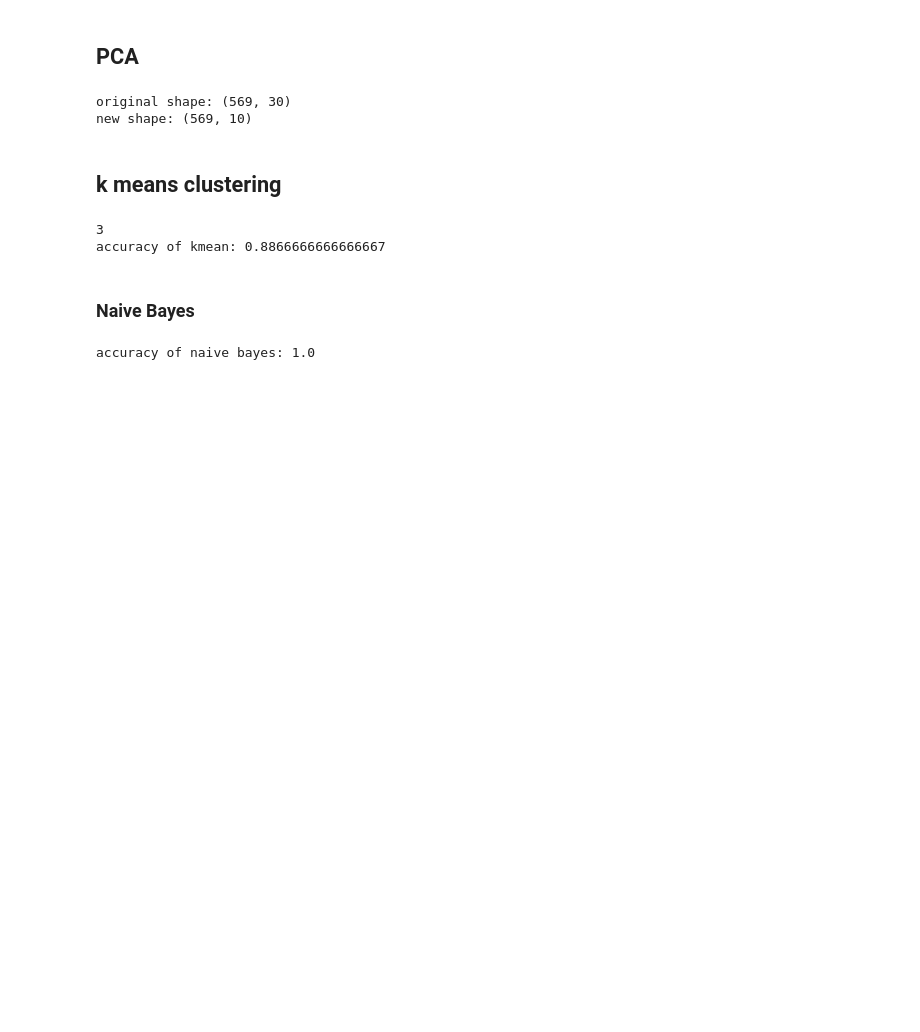
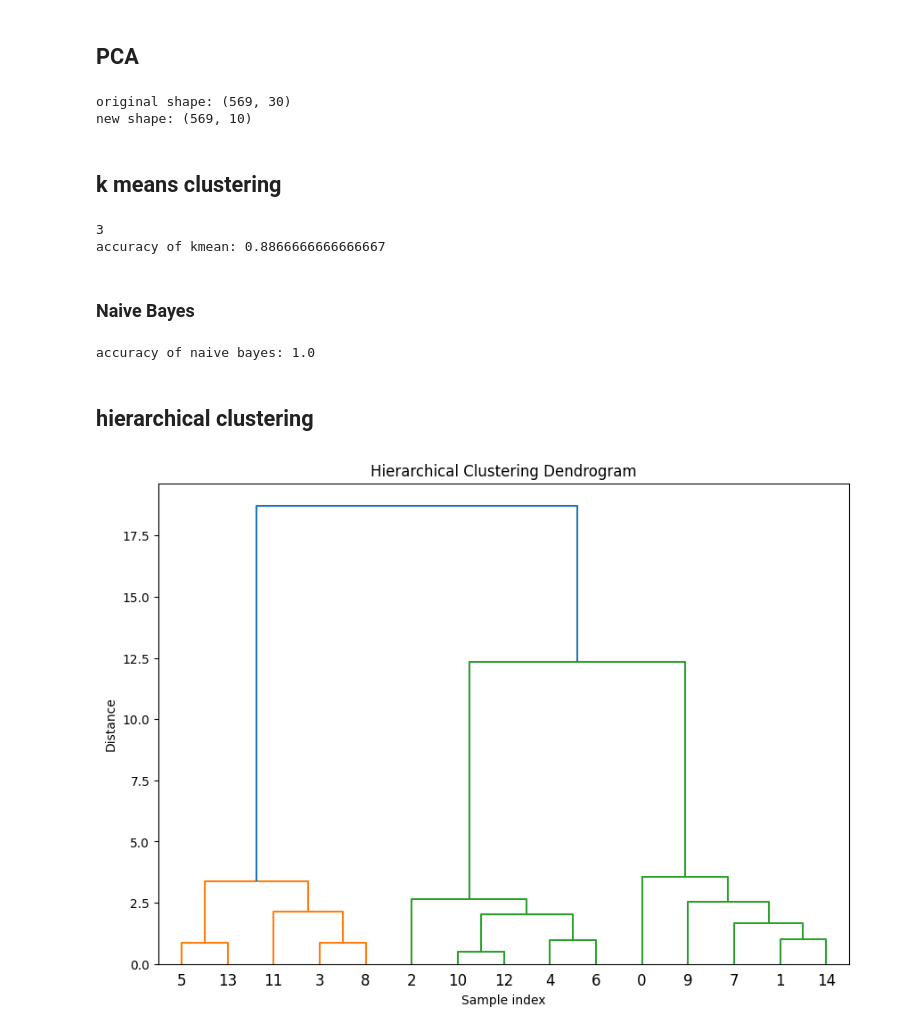
Before and after one commit to vansh-visariya/ml-from-scratch, a Jupyter notebook: train.ipynb, the cells around one changed output. Cells and saved outputs as stored; diff of their text form; code cells hidden in the pictures; blank space fills up the shorter version.

Commit message:
hierarchical clustering

```diff
--- a/train.ipynb
+++ b/train.ipynb
@@ -247,3 +247,15 @@ pred = model.predict(x_test)
 print(f"accuracy of naive bayes: {accuracy_score(y_test, pred)}")
 # %% [output]
 accuracy of naive bayes: 1.0
+# %% [markdown]
+## hierarchical clustering
+# %%
+from sklearn.datasets import make_blobs
+from Unsupervised_learning.hierarchical import HierarchicalClustering
+
+X, y = make_blobs(n_samples=15, centers=3, n_features=2, random_state=42)
+model = HierarchicalClustering()
+model.fit(X)
+model.plot_dendrogram()
+# %% [output]
+[figure, added]
```
Also changed, not shown: 1 other file.
